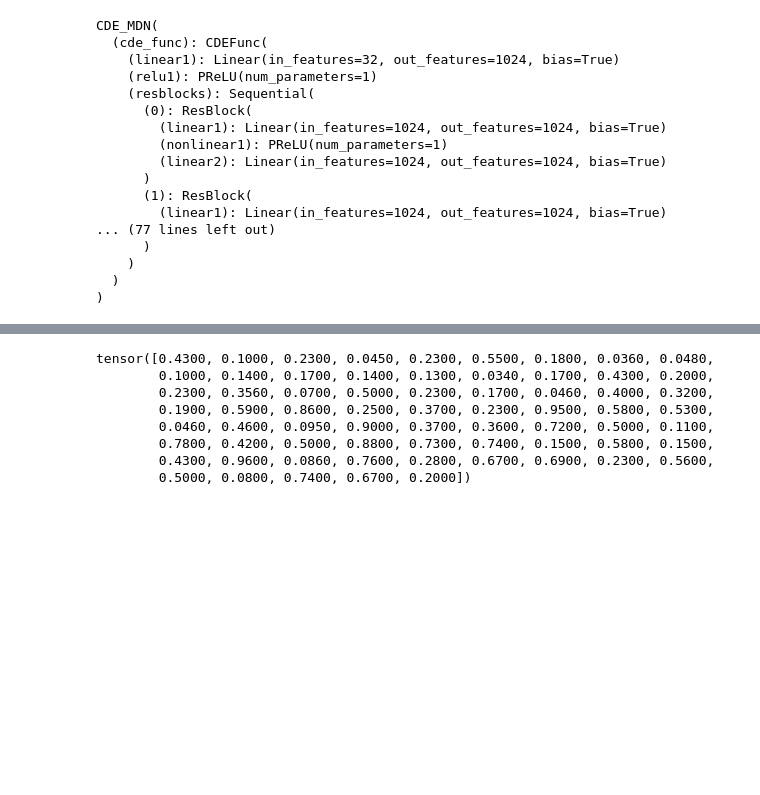
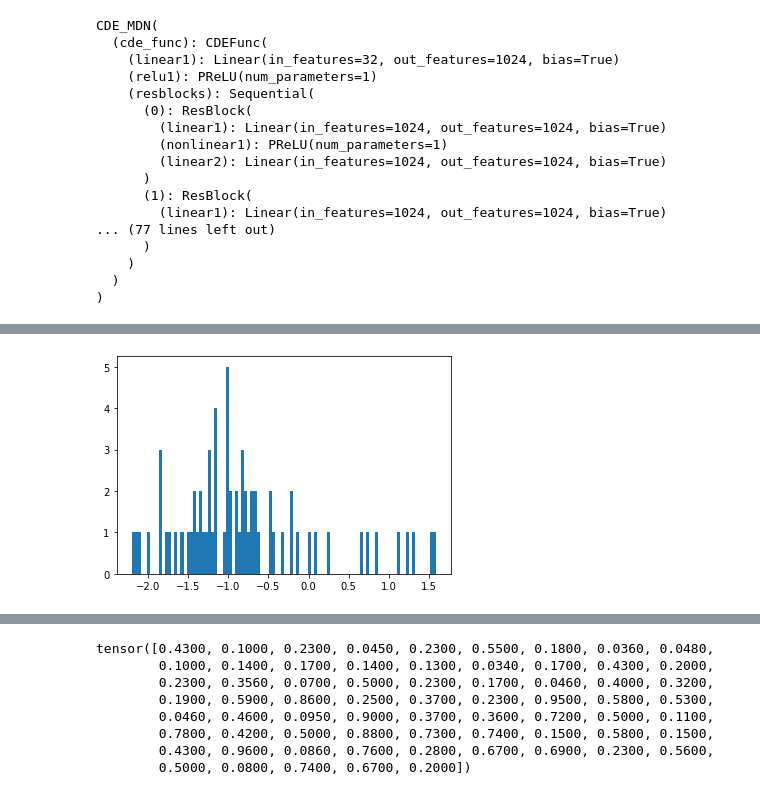
Before and after one commit to haimengzhao/magic-microlensing, a Jupyter notebook: KMT/KMT_reg.ipynb, the cells around one changed output, grey strips where cells are left out. Cells and saved outputs as stored; diff of their text form; code cells hidden in the pictures; blank space fills up the shorter version.

```diff
--- a/KMT/KMT_reg.ipynb
+++ b/KMT/KMT_reg.ipynb
@@ -100,3 +103,8 @@ plt.show()
+# %%
+plt.hist(nll_sample.numpy(), bins=100)
+plt.show()
+# %% [output]
+[figure, added]
 # %%
 10**pred[:, 2]
 # %% [output]
```
Also changed, not shown: parts of 18 cells of this notebook, 1 other file.
